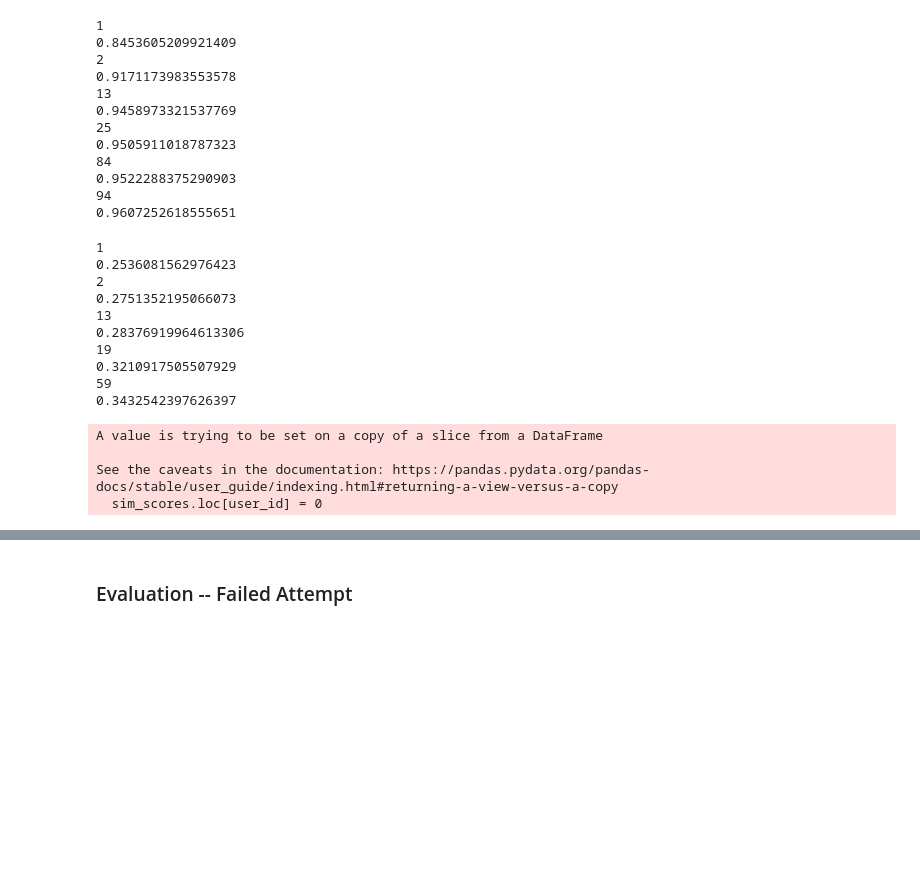
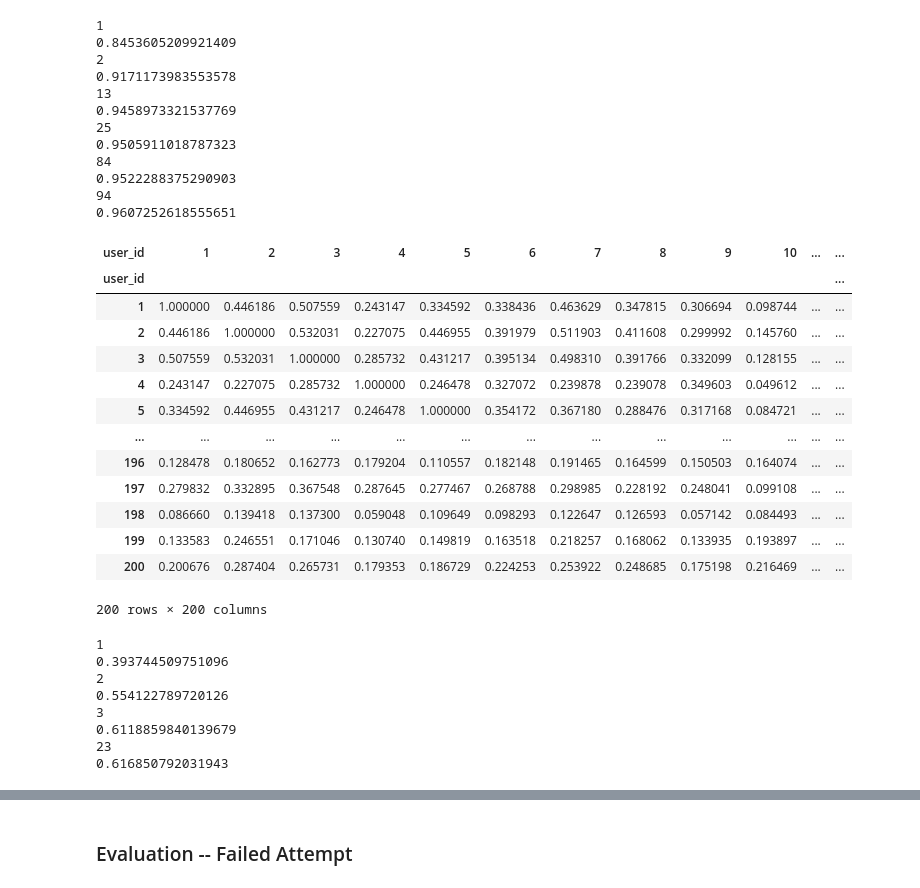
Before and after one commit to bybeejac000/Intex2, a Jupyter notebook: PythonRecommender/DataUnderstandingCleaning.ipynb, the cells around one changed output, grey strips where cells are left out. Drawn from its saved outputs; the diff is of its cells as text; code cells hidden in the pictures; blank space fills up the shorter version.

Commit message:
data changes

```diff
--- a/PythonRecommender/DataUnderstandingCleaning.ipynb
+++ b/PythonRecommender/DataUnderstandingCleaning.ipynb
@@ -480,12 +480,32 @@ ratings = ratings[ratings['user_id'].isin(user_counts[user_counts >= 2].index)]
 ratings.drop_duplicates(subset=['user_id', 'show_id'], inplace=True)
 # %% [markdown]
 <h1>Modeling and Evaluation (Collaboration) --Failed Attempt
+# %%
+import random
+big_ratings = pd.read_csv('big_ratings.csv')
+
+# Get real user_ids (1–200) and show_ids from your actual DB
+real_user_ids = list(range(1, 201))
+real_show_ids = list(content['show_id'].unique())
+
+# Map fake userIds to real user_ids (1:1)
+fake_users = big_ratings['userId'].unique()
+user_map = {uid: random.choice(real_user_ids) for uid in fake_users}
+big_ratings['user_id'] = big_ratings['userId'].map(user_map)
+
+# Map fake movieIds to real show_ids (1:1)
+fake_movies = big_ratings['movieId'].unique()
+movie_map = {mid: random.choice(real_show_ids) for mid in fake_movies}
+big_ratings['show_id'] = big_ratings['movieId'].map(movie_map)
+# %%
+big_ratings = big_ratings[['user_id', 'show_id', 'rating']]
+ratings = pd.concat([ratings, big_ratings])
 # %%
 import pandas as pd
 from sklearn.metrics.pairwise import cosine_similarity
 from sklearn.preprocessing import StandardScaler
 
-
+ratings = ratings.sort_values(by=['user_id','show_id'])
 #Turn all ratings into a pivot table sho we can see all ratings by all users
 ratings_matrix = ratings.pivot_table(index='user_id', columns='show_id', values='rating').fillna(0)
 # %%
@@ -527,6 +547,23 @@ for col in user_feature_similarity:
 #Generate the similarity matrix between users and convert to a dataframe
 user_similarity = cosine_similarity(ratings_matrix)
 user_similarity_df = pd.DataFrame(user_similarity, index=ratings_matrix.index, columns=ratings_matrix.index)
+# %%
+user_similarity_df
+# %% [output]
+| user_id | 1 | 2 | 3 | 4 | 5 | 6 | 7 | 8 | 9 | 10 | ... | ... |
+| user_id |  |  |  |  |  |  |  |  |  |  |  | ... |
+| 1 | 1.000000 | 0.446186 | 0.507559 | 0.243147 | 0.334592 | 0.338436 | 0.463629 | 0.347815 | 0.306694 | 0.098744 | ... | ... |
+| 2 | 0.446186 | 1.000000 | 0.532031 | 0.227075 | 0.446955 | 0.391979 | 0.511903 | 0.411608 | 0.299992 | 0.145760 | ... | ... |
+| 3 | 0.507559 | 0.532031 | 1.000000 | 0.285732 | 0.431217 | 0.395134 | 0.498310 | 0.391766 | 0.332099 | 0.128155 | ... | ... |
+| 4 | 0.243147 | 0.227075 | 0.285732 | 1.000000 | 0.246478 | 0.327072 | 0.239878 | 0.239078 | 0.349603 | 0.049612 | ... | ... |
+| 5 | 0.334592 | 0.446955 | 0.431217 | 0.246478 | 1.000000 | 0.354172 | 0.367180 | 0.288476 | 0.317168 | 0.084721 | ... | ... |
+| ... | ... | ... | ... | ... | ... | ... | ... | ... | ... | ... | ... | ... |
+| 196 | 0.128478 | 0.180652 | 0.162773 | 0.179204 | 0.110557 | 0.182148 | 0.191465 | 0.164599 | 0.150503 | 0.164074 | ... | ... |
+| 197 | 0.279832 | 0.332895 | 0.367548 | 0.287645 | 0.277467 | 0.268788 | 0.298985 | 0.228192 | 0.248041 | 0.099108 | ... | ... |
+| 198 | 0.086660 | 0.139418 | 0.137300 | 0.059048 | 0.109649 | 0.098293 | 0.122647 | 0.126593 | 0.057142 | 0.084493 | ... | ... |
+| 199 | 0.133583 | 0.246551 | 0.171046 | 0.130740 | 0.149819 | 0.163518 | 0.218257 | 0.168062 | 0.133935 | 0.193897 | ... | ... |
+| 200 | 0.200676 | 0.287404 | 0.265731 | 0.179353 | 0.186729 | 0.224253 | 0.253922 | 0.248685 | 0.175198 | 0.216469 | ... | ... |
+200 rows × 200 columns
 # %%
 #combine the two similarity matrices with ratings having a .7 weight and user features .3
 for i in range(1,user_similarity_df.shape[0]+1):
@@ -544,12 +581,10 @@ for i in range(1,201):
         print(sim_scores.max())
 # %% [output]
 1
-0.2536081562976423
+0.393744509751096
 2
-0.2751352195066073
-13
-0.28376919964613306
-19
-0.3210917505507929
-59
-0.3432542397626397
+0.554122789720126
+3
+0.6118859840139679
+23
+0.616850792031943
@@ -579,9 +616,4 @@ def predict_ratings(user_id, ratings_matrix, similarity_df):
 
     return pd.Series(predicted_ratings, index=user_ratings.columns)
 # %%
-predictionSeries = predict_ratings(54, ratings_matrix=ratings_matrix, similarity_df=user_similarity_df)
+predictionSeries = predict_ratings(1, ratings_matrix=ratings_matrix, similarity_df=user_similarity_df)
-# %% [output]
-A value is trying to be set on a copy of a slice from a DataFrame
-
-See the caveats in the documentation: https://pandas.pydata.org/pandas-docs/stable/user_guide/indexing.html#returning-a-view-versus-a-copy
-  sim_scores.loc[user_id] = 0
```
Also changed, not shown: parts of 15 cells of this notebook, 2 other files.
